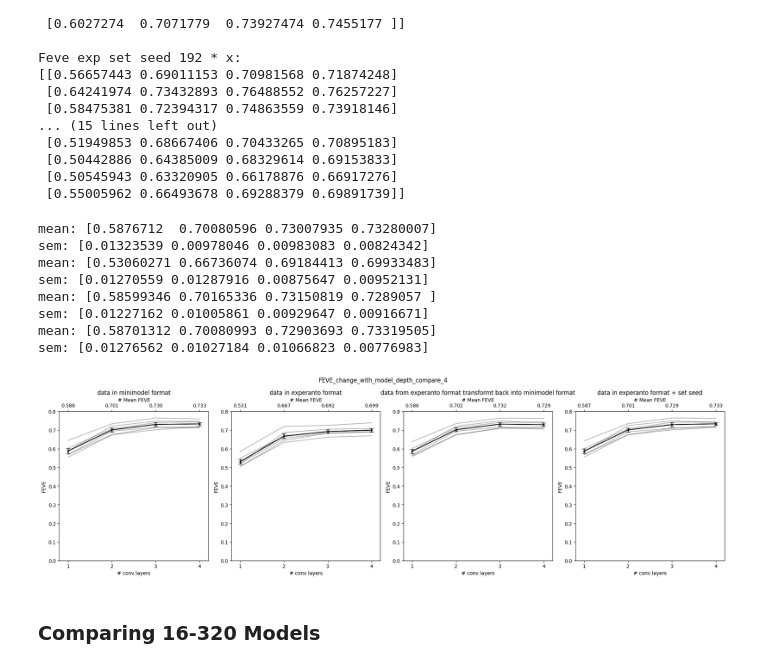
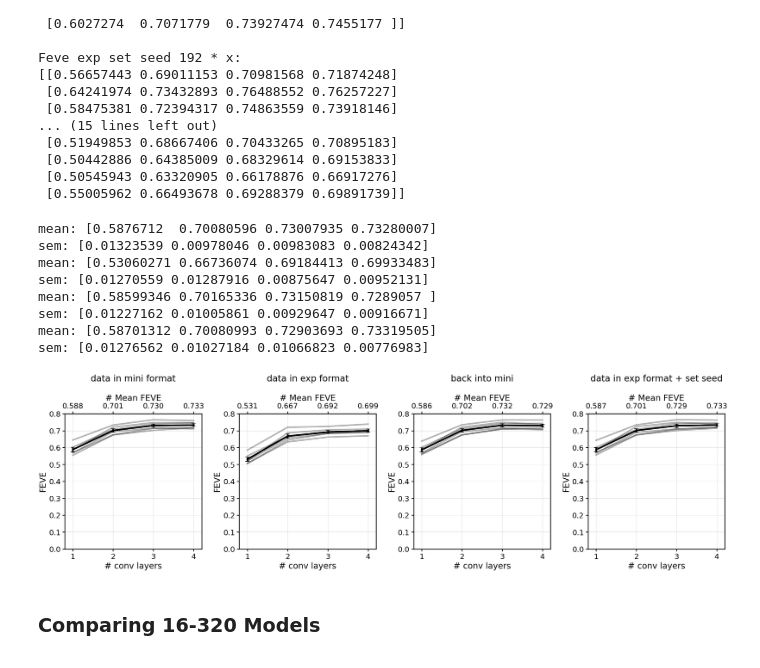
Before and after one commit to NAMAR4/minimodel, a Jupyter notebook: internship/comparisson_to_exp_plotting.ipynb, the cells around one changed output. Drawn from its saved outputs; the diff is of its cells as text; code cells hidden in the pictures.

Commit message:
changed some plotting stuff

```diff
--- a/internship/comparisson_to_exp_plotting.ipynb
+++ b/internship/comparisson_to_exp_plotting.ipynb
@@ -80,7 +115,7 @@ def plot_feve_vs_depth(ax, feve_mice, title="FEVE change with model depth"):
 
     ax.set_ylabel("FEVE")
     ax.set_xlabel("# conv layers")
-    ax.set_title(title)
+    ax.set_title(title + "\n")
 
     # top axis with mean values
     ax_top = ax.secondary_xaxis("top")
@@ -90,27 +125,27 @@ def plot_feve_vs_depth(ax, feve_mice, title="FEVE change with model depth"):
 # %%
 fig, axis = plt.subplots(1,4, figsize=(20,6))
 
-plot_feve_vs_depth(axis[0], feve_mice, title= "data in minimodel format")
-plot_feve_vs_depth(axis[1], feve_mice_exp, title= "data in experanto format")
-plot_feve_vs_depth(axis[2], feve_mice_exp_transformed_back, title= "data from experanto format transformt back into minimodel format")
-plot_feve_vs_depth(axis[3], feve_mice_exp_set_seed, title= "data in experanto format + set seed")
+plot_feve_vs_depth(axis[0], feve_mice, title= "data in mini format")
+plot_feve_vs_depth(axis[1], feve_mice_exp, title= "data in exp format")
+plot_feve_vs_depth(axis[2], feve_mice_exp_transformed_back, title= "back into mini")
+plot_feve_vs_depth(axis[3], feve_mice_exp_set_seed, title= "data in exp format + set seed")
 
 title = "FEVE_change_with_model_depth_compare_4"
-fig.suptitle(title)
+#fig.suptitle(title)
 plt.tight_layout()
 output_file_path = os.path.join(output_path, title)
 plt.savefig(output_file_path)
 
 plt.show()
 # %% [output]
 mean: [0.5876712  0.70080596 0.73007935 0.73280007]
 sem: [0.01323539 0.00978046 0.00983083 0.00824342]
 mean: [0.53060271 0.66736074 0.69184413 0.69933483]
 sem: [0.01270559 0.01287916 0.00875647 0.00952131]
 mean: [0.58599346 0.70165336 0.73150819 0.7289057 ]
 sem: [0.01227162 0.01005861 0.00929647 0.00916671]
 mean: [0.58701312 0.70080993 0.72903693 0.73319505]
 sem: [0.01276562 0.01027184 0.01066823 0.00776983]
-[figure, old version]
+[figure, new version]
 # %% [markdown]
 ### Comparing 16-320 Models
```
Also changed, not shown: parts of 6 cells of this notebook, 21 other files.
